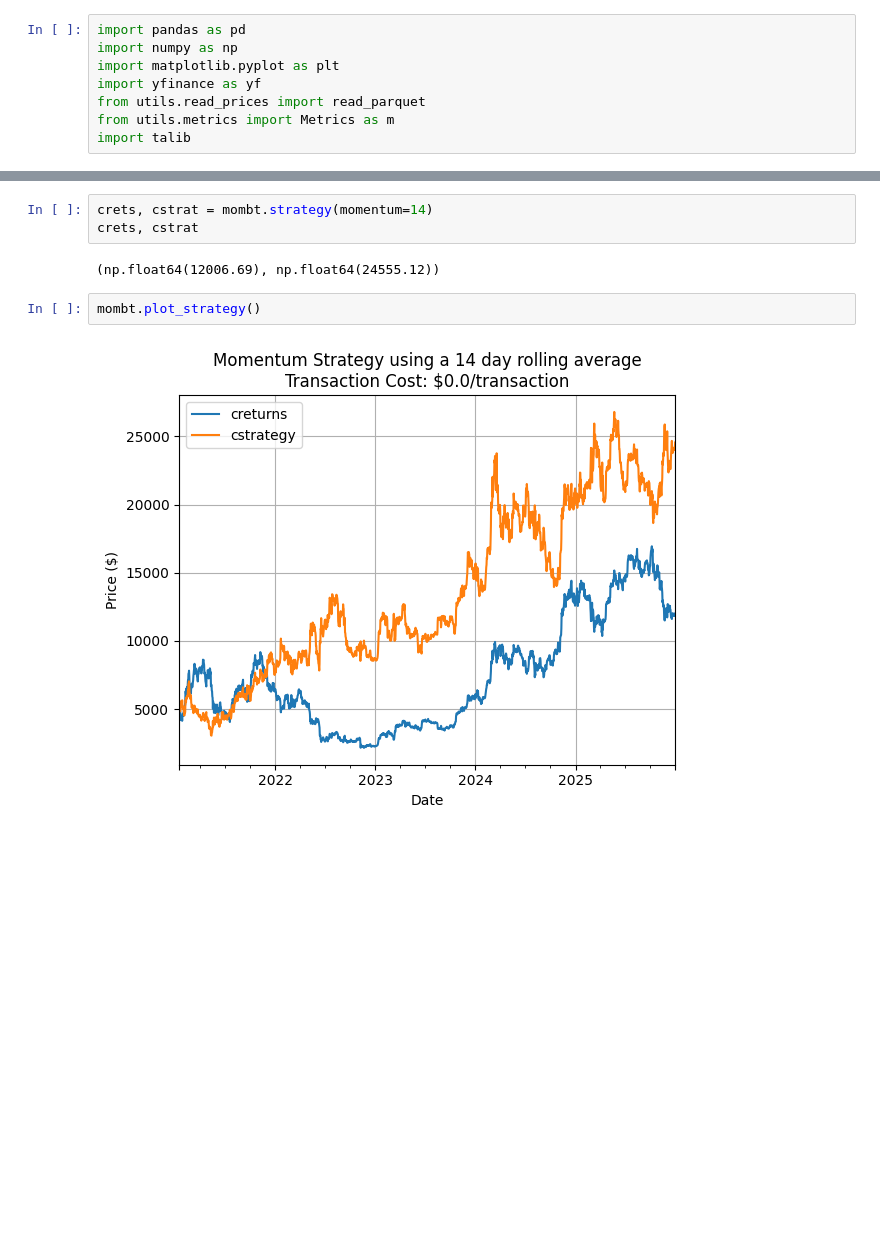
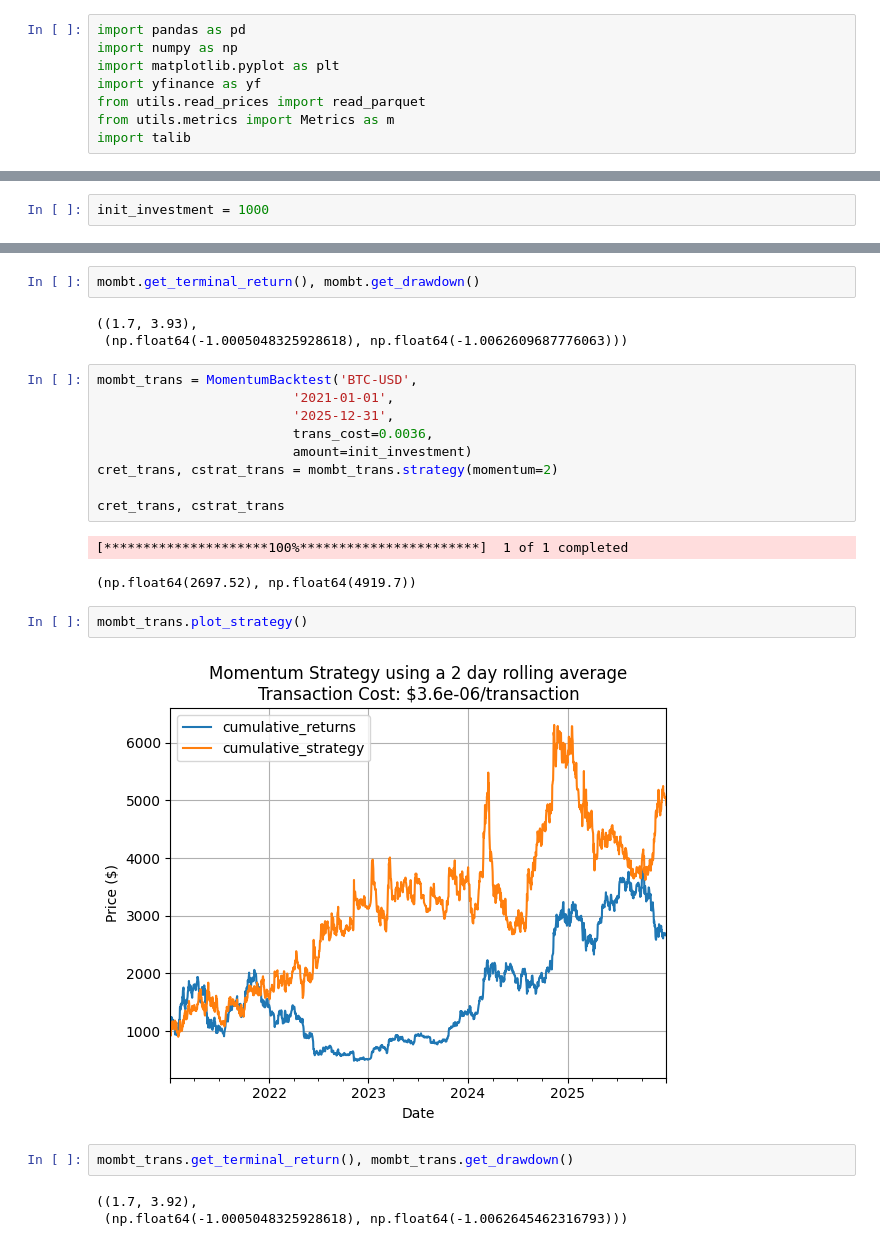
Before and after one commit to SmittyB00p/BTC-Price-Exploration, a Jupyter notebook: notebooks/momentum.ipynb, the cells around one changed output, grey strips where cells are left out. Drawn from its saved outputs; the diff is of its cells as text; blank space fills up the shorter version.

```diff
--- a/notebooks/momentum.ipynb
+++ b/notebooks/momentum.ipynb
@@ -295,0 +24,2 @@ crann, csann, term, term_trend
+# %%
+init_investment = 1000
@@ -300,10 +142,27 @@ mombt.plot_strategy()
-# %%
-crets, cstrat = mombt.strategy(momentum=14)
-crets, cstrat
-# %% [output]
-(np.float64(12006.69), np.float64(24555.12))
+# %%
+mombt.get_terminal_return(), mombt.get_drawdown()
+# %% [output]
+((1.7, 3.93),
+ (np.float64(-1.0005048325928618), np.float64(-1.0062609687776063)))
+# %%
+mombt_trans = MomentumBacktest('BTC-USD',
+                         '2021-01-01',
+                         '2025-12-31',
+                         trans_cost=0.0036,
+                         amount=init_investment)
+cret_trans, cstrat_trans = mombt_trans.strategy(momentum=2)
+
+cret_trans, cstrat_trans
+# %% [output]
+[*********************100%***********************]  1 of 1 completed
+(np.float64(2697.52), np.float64(4919.7))
 # %%
-mombt.plot_strategy()
+mombt_trans.plot_strategy()
 # %% [output]
-[figure, old version]
+[figure, new version]
+# %%
+mombt_trans.get_terminal_return(), mombt_trans.get_drawdown()
+# %% [output]
+((1.7, 3.92),
+ (np.float64(-1.0005048325928618), np.float64(-1.0062645462316793)))
 # %%
```
Also changed, not shown: parts of 59 cells of this notebook, 10 other files.
